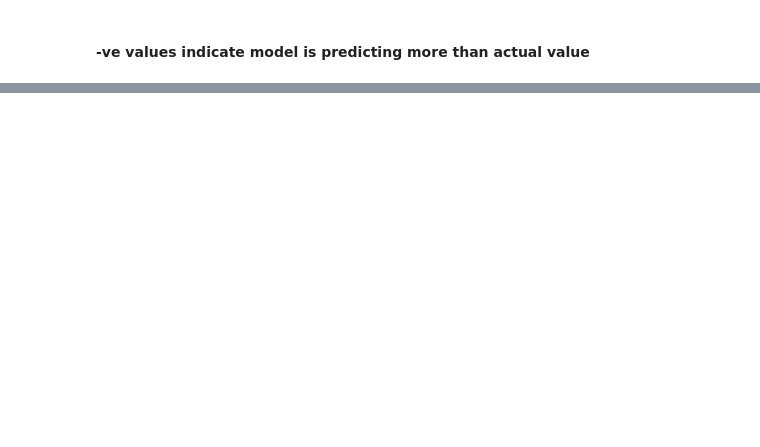
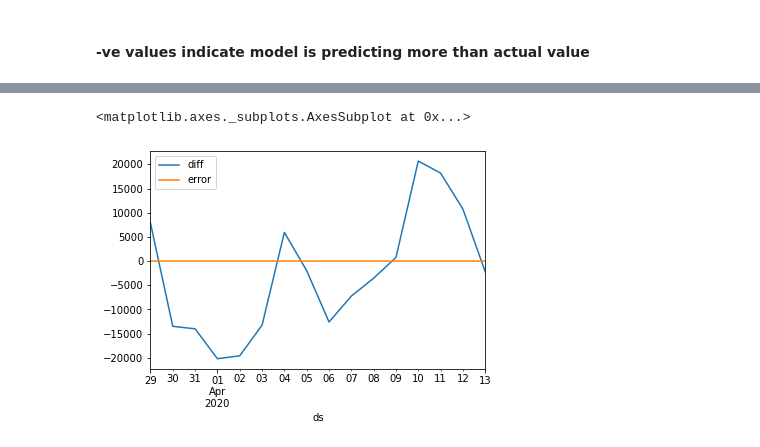
Before and after one commit to synaplasticity/fbprop, a Jupyter notebook: covaid-19-notebook.ipynb, the cells around one changed output, grey strips where cells are left out. Drawn from its saved outputs; the diff is of its cells as text; code cells hidden in the pictures; blank space fills up the shorter version.

```diff
--- a/covaid-19-notebook.ipynb
+++ b/covaid-19-notebook.ipynb
@@ -213,0 +215,6 @@ f_val_results[0:5].plot(x='ds', y=['error', 'accuracy'],
+# %%
+f_val_results[0:-2].plot(x='ds', y=['diff', 'error'],
+                        kind='line')
+# %% [output]
+<matplotlib.axes._subplots.AxesSubplot at 0x...>
+[figure, added]
```
Also changed, not shown: parts of 6 cells of this notebook, 2 other files.
